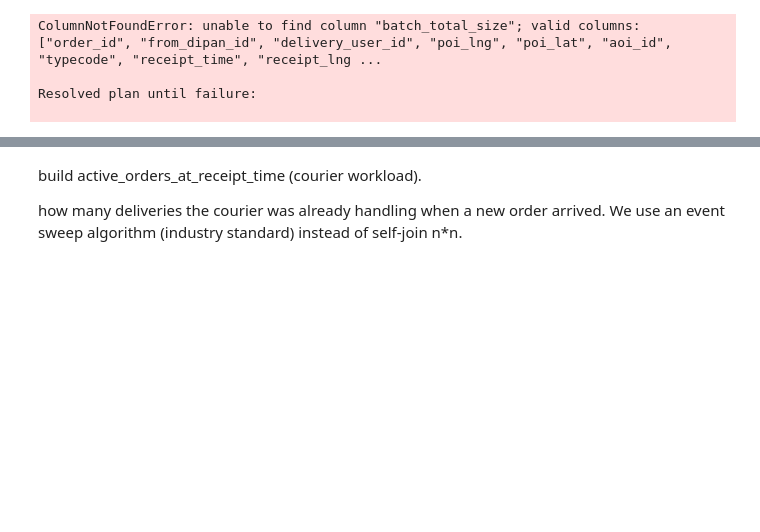
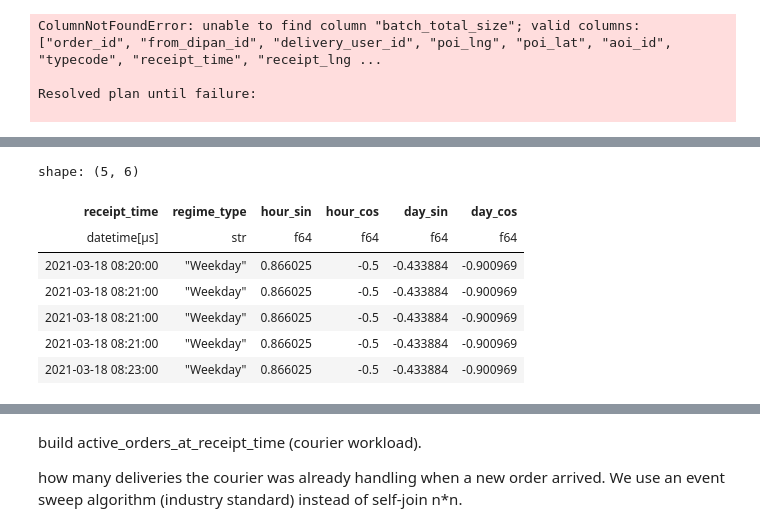
Before and after one commit to aymuos/starship, a Jupyter notebook: fundamental_EDA/feature_creator.ipynb, the cells around one changed output, grey strips where cells are left out. Cells and saved outputs as stored; diff of their text form; code cells hidden in the pictures; blank space fills up the shorter version.

```diff
--- a/fundamental_EDA/feature_creator.ipynb
+++ b/fundamental_EDA/feature_creator.ipynb
@@ -735 +779,44 @@ Schema([('order_id', String),
+# %%
+
+# Define the Ching Ming Festival window for 2021
+ching_ming_2021 = ["2021-04-03", "2021-04-04", "2021-04-05"]
+holiday_eve = "2021-04-02"
+
+
+# Add Calendar features
+features = features.with_columns([
+    pl.col("receipt_time").dt.date().cast(pl.Utf8).is_in(ching_ming_2021).alias("is_holiday"),
+    (pl.col("receipt_time").dt.date().cast(pl.Utf8) == holiday_eve).alias("is_holiday_eve"),
+    pl.col("receipt_time").dt.weekday().alias("day_of_week"),
+    pl.col("receipt_time").dt.weekday().is_in([6, 7]).alias("is_weekend")
+])
+
+# 3. Create the 'Regime' variable for CD-NOD
+features = features.with_columns(
+    pl.when(pl.col("is_holiday")).then(pl.lit("Holiday"))
+    .when(pl.col("is_holiday_eve")).then(pl.lit("Holiday_Eve"))
+    .when(pl.col("is_weekend")).then(pl.lit("Weekend"))
+    .otherwise(pl.lit("Weekday"))
+    .alias("regime_type")
+)
+
+# 4. Sine/Cos cyclical transformations
+features = features.with_columns([
+    (pl.col("receipt_time").dt.hour() * (2 * np.pi / 24)).sin().alias("hour_sin"),
+    (pl.col("receipt_time").dt.hour() * (2 * np.pi / 24)).cos().alias("hour_cos"),
+
+    (pl.col("day_of_week") * (2 * np.pi / 7)).sin().alias("day_sin"),
+    (pl.col("day_of_week") * (2 * np.pi / 7)).cos().alias("day_cos")
+])
+
+display(features.select(["receipt_time", "regime_type", "hour_sin", "hour_cos", "day_sin", "day_cos"]).head())
+# %% [output]
+shape: (5, 6)
+| receipt_time | regime_type | hour_sin | hour_cos | day_sin | day_cos |
+| datetime[μs] | str | f64 | f64 | f64 | f64 |
+| 2021-03-18 08:20:00 | "Weekday" | 0.866025 | -0.5 | -0.433884 | -0.900969 |
+| 2021-03-18 08:21:00 | "Weekday" | 0.866025 | -0.5 | -0.433884 | -0.900969 |
+| 2021-03-18 08:21:00 | "Weekday" | 0.866025 | -0.5 | -0.433884 | -0.900969 |
+| 2021-03-18 08:21:00 | "Weekday" | 0.866025 | -0.5 | -0.433884 | -0.900969 |
+| 2021-03-18 08:23:00 | "Weekday" | 0.866025 | -0.5 | -0.433884 | -0.900969 |
 # %%
```
Also changed, not shown: parts of 7 cells of this notebook.
